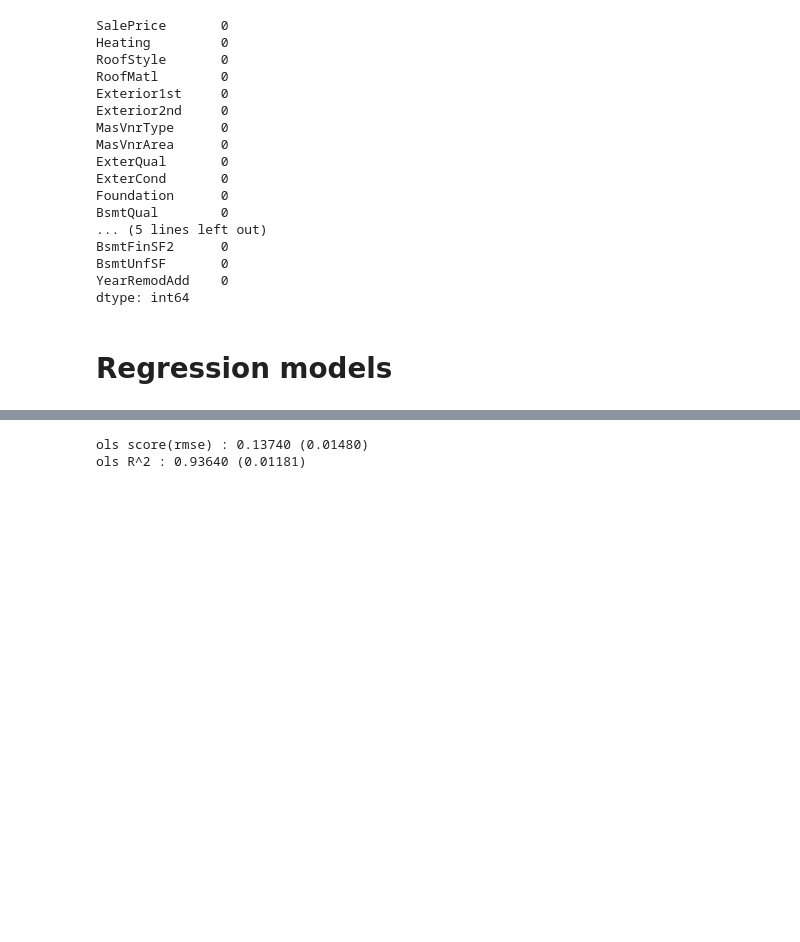
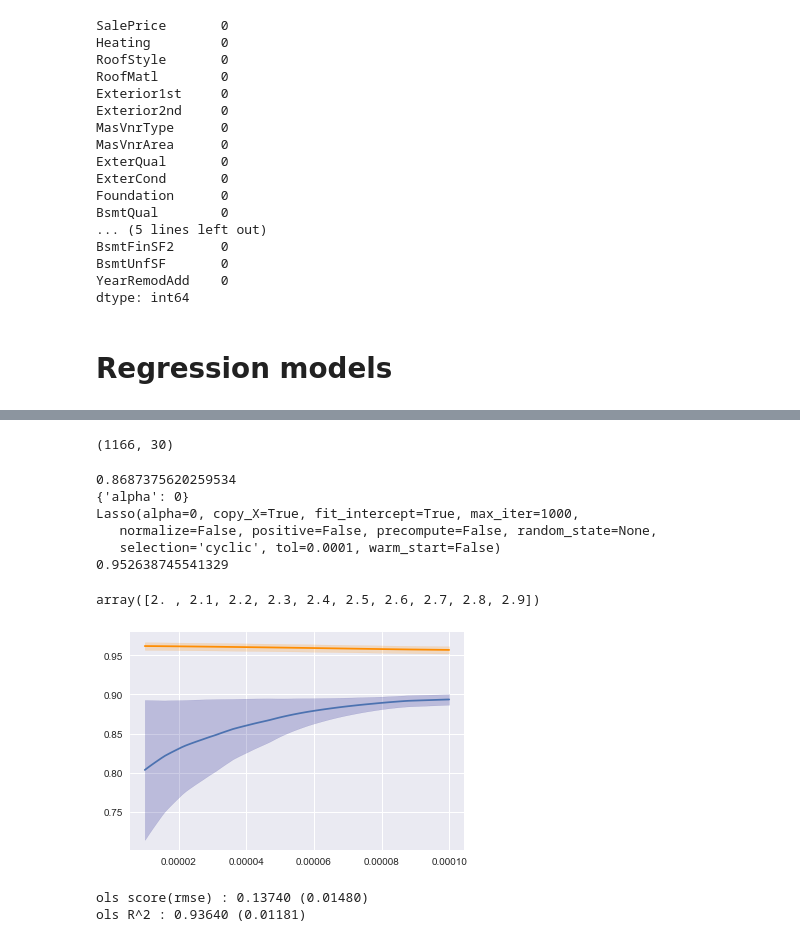
Before and after one commit to bircanfarro/Project_Makbi, a Jupyter notebook: ML_python2.ipynb, the cells around one changed output, grey strips where cells are left out. Saved outputs shown, nothing was run; the diff lists cells and outputs as text; code cells hidden in the pictures; blank space fills up the shorter version.

Commit message:
python-2 with grid search

```diff
--- a/ML_python2.ipynb
+++ b/ML_python2.ipynb
@@ -306,3 +314,81 @@ def rsquare_cv(model):
+# %%
+# model selection using f-test
+import sklearn.feature_selection as fs
+#### Your code here, call the result select2
+select2 = fs.SelectKBest(fs.f_regression, k=30).fit_transform(X_train,y_train)
+print(select2.shape)
+# %% [output]
+(1166, 30)
+# %%
+# Grid search on Lasso
+# look how to choose fraction parameters range
+
+from sklearn.model_selection import GridSearchCV
+lasso = Lasso()
+
+grid_param2 = [{'weights': ['uniform', 'distance'], 'alpha': range(0, 1), 'p': [1, 2]}]
+grid_param2 = [{'alpha': range(0, 1)}]
+
+para_search2 = GridSearchCV(lasso, grid_param2, cv=5, return_train_score=True)
+para_search2.fit(X_train,y_train)
+para_search2.cv_results_
+para_search2.grid_scores_
+
+print(para_search2.best_score_)
+print(para_search2.best_params_)
+
+lasso_best = para_search2.best_estimator_
+print(lasso_best.fit(X_train,y_train))
+print(lasso_best.score(X_train,y_train))
+# %% [output]
+0.8687375620259534
+{'alpha': 0}
+Lasso(alpha=0, copy_X=True, fit_intercept=True, max_iter=1000,
+   normalize=False, positive=False, precompute=False, random_state=None,
+   selection='cyclic', tol=0.0001, warm_start=False)
+0.952638745541329
+# %%
+list(range(0, 10))
+
+np.arange(2, 3, 0.1)
+# %% [output]
+array([2. , 2.1, 2.2, 2.3, 2.4, 2.5, 2.6, 2.7, 2.8, 2.9])
+# %%
+# validation curve
+
+from sklearn.model_selection import validation_curve
+#param_range = range(0, 1,0.2)
+param_range = np.arange(0.00001, 0.0009, 0.0001)
+param_range = np.arange(0.00001, 0.0001, 0.000001)
+
+
+
+kwargs = dict(param_name='alpha', param_range=param_range)
+train_scores, test_scores = validation_curve(lasso, X_train,y_train, **kwargs)
+train_scores_mean = np.mean(train_scores, axis=1)
+train_scores_std = np.std(train_scores, axis=1)
+test_scores_mean = np.mean(test_scores, axis=1)
+test_scores_std = np.std(test_scores, axis=1)
+# %%
+# Train mean and standard deviation
+train_color = "darkorange"
+plt.plot(param_range, train_scores_mean, color=train_color)
+train_y1 = train_scores_mean - train_scores_std
+train_y2 = train_scores_mean + train_scores_std
+plt.fill_between(param_range, y1=train_y1, y2=train_y2, color=train_color, alpha=0.2)
+
+# Test mean and standard deviation
+test_color = "navy"
+plt.plot(param_range, test_scores_mean)
+test_y1 = test_scores_mean - test_scores_std
+test_y2 = test_scores_mean + test_scores_std
+plt.fill_between(param_range, y1=test_y1, y2=test_y2, color=test_color, alpha=0.2)
+plt.show()
+
+# on x axis , number of k
+# to choose , two things need to consider, decrepancy and accruracy
+# %% [output]
+[figure, added]
 # %%
 #Ols model
 ols = LinearRegression()
```
Also changed, not shown: parts of 1 cell of this notebook.
